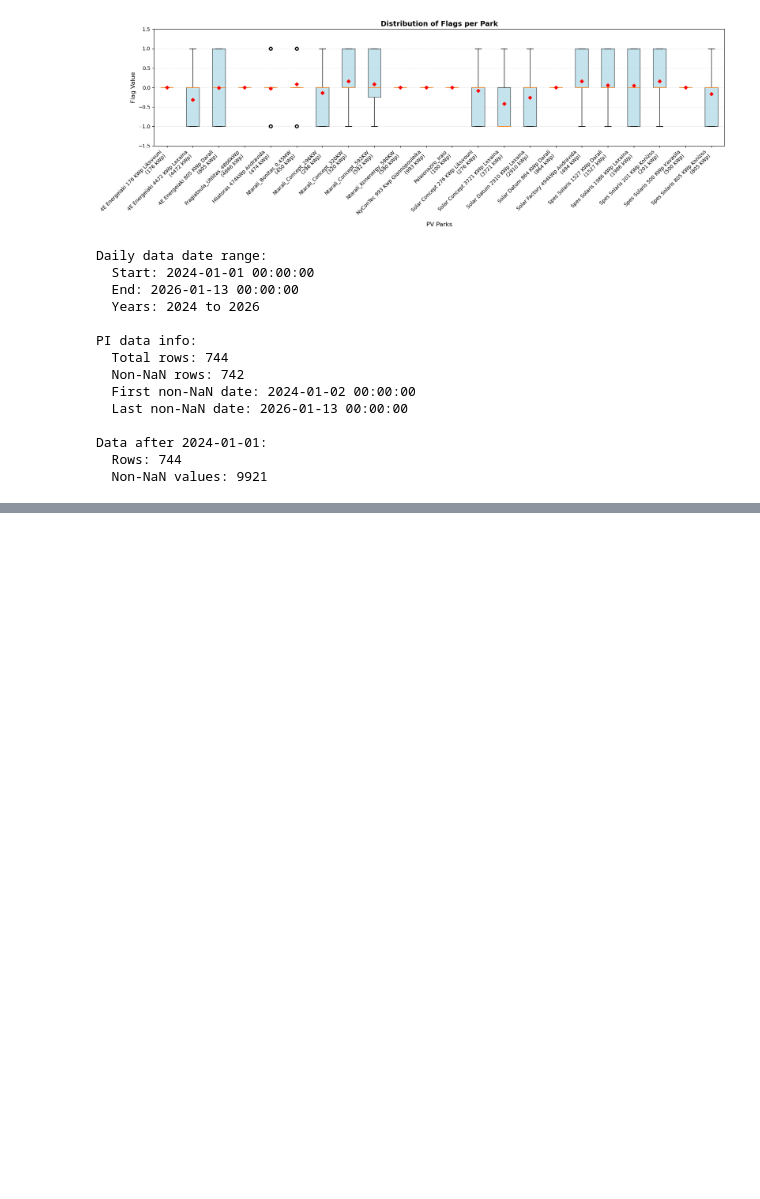
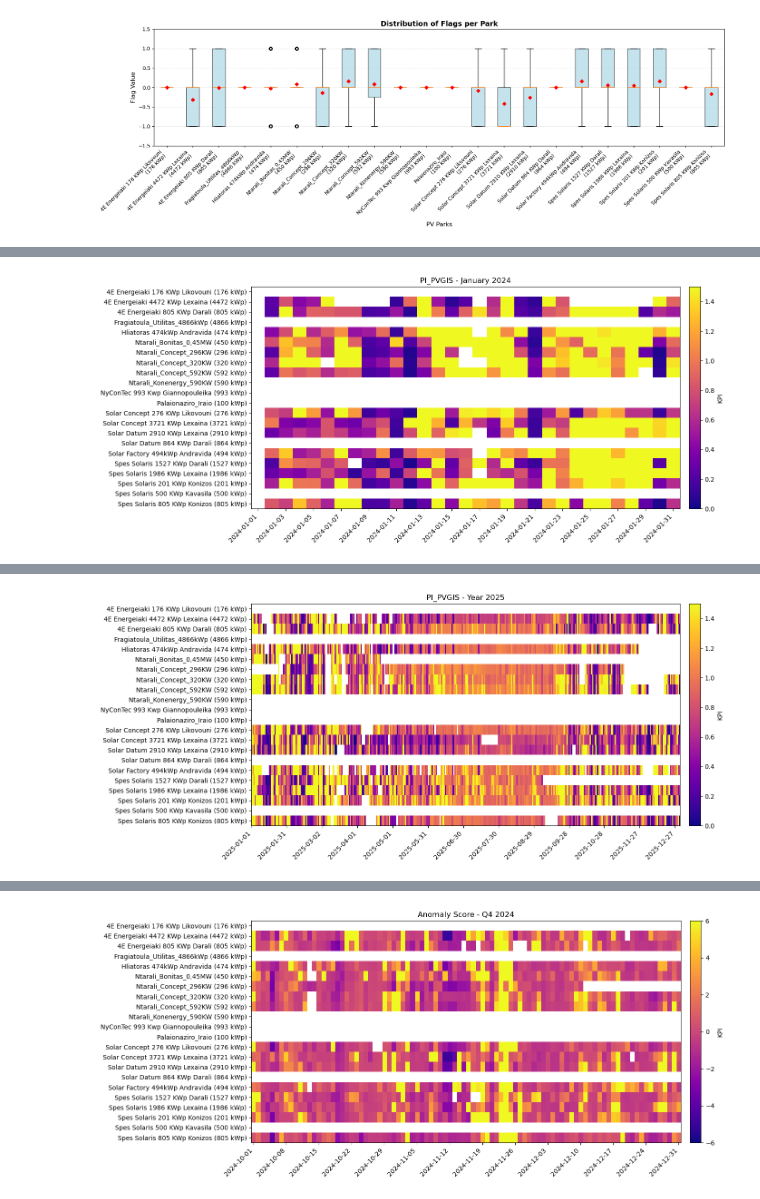
Before and after one commit to steliosvliaros/daily_avg_pv_kpi_heatmap, a Jupyter notebook: notebooks/01_prototype_pvgis_pi_heatmap.ipynb, the cells around one changed output, grey strips where cells are left out. Drawn from its saved outputs; the diff is of its cells as text; code cells hidden in the pictures; blank space fills up the shorter version.

```diff
--- a/notebooks/01_prototype_pvgis_pi_heatmap.ipynb
+++ b/notebooks/01_prototype_pvgis_pi_heatmap.ipynb
@@ -758,32 +820,25 @@ plot_boxplot(flag, "Distribution of Flags per Park", ylabel="Flag Value", ylim=(
 [figure]
 Warning: Could not parse kWp/MW from header '[Palaionaziro_Iraio] PCC PCC active energy export (kWh)', using default 100.0 kWp
 [figure]
-# %%
-print("Daily data date range:")
-print(f"  Start: {daily.index.min()}")
-print(f"  End: {daily.index.max()}")
-print(f"  Years: {daily.index.min().year} to {daily.index.max().year}")
-print(f"\nPI data info:")
-print(f"  Total rows: {len(pi)}")
-print(f"  Non-NaN rows: {pi.notna().any(axis=1).sum()}")
-print(f"  First non-NaN date: {pi[pi.notna().any(axis=1)].index.min() if pi.notna().any(axis=1).any() else 'None'}")
-print(f"  Last non-NaN date: {pi[pi.notna().any(axis=1)].index.max() if pi.notna().any(axis=1).any() else 'None'}")
-print(f"\nData after 2024-01-01:")
-pi_2024plus = pi[pi.index >= '2024-01-01']
-print(f"  Rows: {len(pi_2024plus)}")
-print(f"  Non-NaN values: {pi_2024plus.notna().sum().sum()}")
-# %% [output]
-Daily data date range:
-  Start: 2024-01-01 00:00:00
-  End: 2026-01-13 00:00:00
-  Years: 2024 to 2026
-
-PI data info:
-  Total rows: 744
-  Non-NaN rows: 742
-  First non-NaN date: 2024-01-02 00:00:00
-  Last non-NaN date: 2026-01-13 00:00:00
-
-Data after 2024-01-01:
-  Rows: 744
-  Non-NaN values: 9921
+# %%
+# Example: Filter heatmap to show only specific date ranges
+# Show only January 2024
+plot_heatmap(pi, "PI_PVGIS - January 2024", vmin=0.0, vmax=1.5,
+             start_date='2024-01-01', end_date='2024-01-31')
+
+# Show only 2025 data
+plot_heatmap(pi, "PI_PVGIS - Year 2025", vmin=0.0, vmax=1.5,
+             start_date='2025-01-01', end_date='2025-12-31')
+
+# Show Q4 2024 (October-December)
+plot_heatmap(score, "Anomaly Score - Q4 2024", vmin=-6, vmax=6,
+             start_date='2024-10-01', end_date='2024-12-31')
+
+# Show data from a specific date onwards
+plot_heatmap(flag, "Flags - From June 2024 onwards", vmin=-1, vmax=1,
+             start_date='2024-06-01')
+
+# Show data up to a specific date
+plot_heatmap(pi, "PI_PVGIS - Up to March 2025", vmin=0.0, vmax=1.5,
+             end_date='2025-03-31')
+# %% [output]
@@ -789,0 +846 @@ Data after 2024-01-01:
+[figure, added]
@@ -789,0 +848 @@ Data after 2024-01-01:
+[figure, added]
@@ -789,0 +850 @@ Data after 2024-01-01:
+[figure, added]
```
Also changed, not shown: parts of 4 cells of this notebook.
